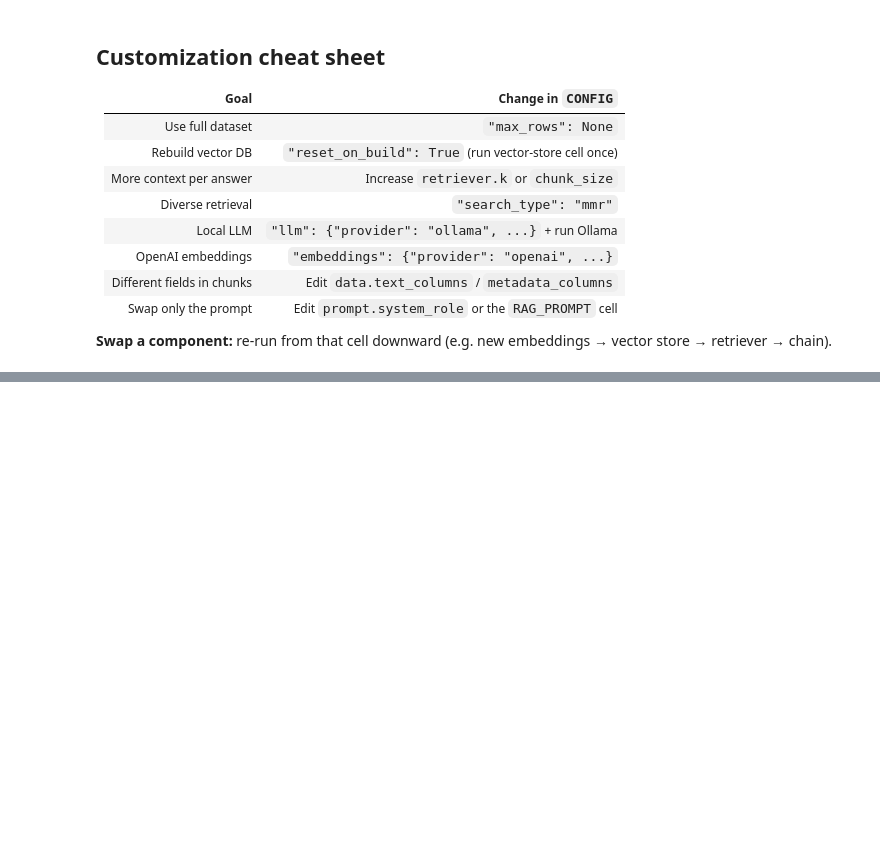
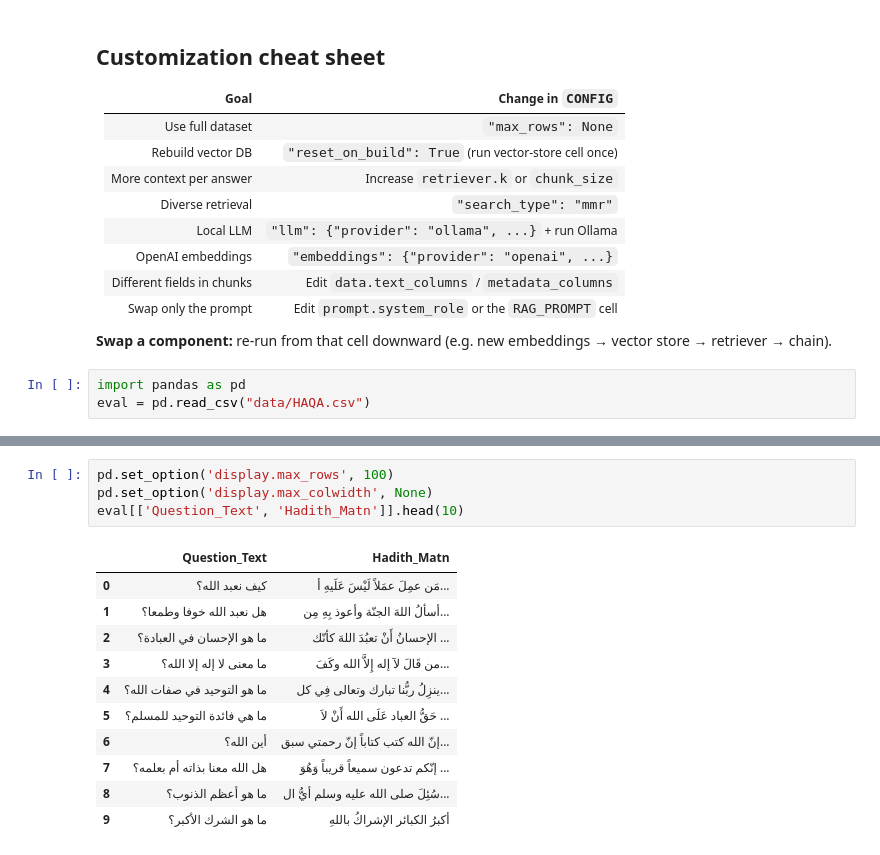
Before and after one commit to aliabdelmonam/Islamic-Knowledge-Retrieval-System, a Jupyter notebook: dev.ipynb, the cells around one changed output, grey strips where cells are left out. Cells and saved outputs as stored; diff of their text form; blank space fills up the shorter version.

```diff
--- a/dev.ipynb
+++ b/dev.ipynb
@@ -345,3 +368,6 @@ page_id=178672 | . فإذا قال المصلون ذلك فإن الله سبح
 | Swap only the prompt | Edit `prompt.system_role` or the `RAG_PROMPT` cell |
 
 **Swap a component:** re-run from that cell downward (e.g. new embeddings → vector store → retriever → chain).
+# %%
+import pandas as pd
+eval = pd.read_csv("data/HAQA.csv")
@@ -347,0 +379,16 @@ page_id=178672 | . فإذا قال المصلون ذلك فإن الله سبح
+# %%
+pd.set_option('display.max_rows', 100)
+pd.set_option('display.max_colwidth', None)
+eval[['Question_Text', 'Hadith_Matn']].head(10)
+# %% [output]
+|  | Question_Text | Hadith_Matn |
+| 0 | كيف نعبد الله؟ | مَن عمِلَ عمَلاً لَيْسَ عَلَيهِ أ... |
+| 1 | هل نعبد الله خوفا وطمعا؟ | أسألُ اللهَ الجنّة وأعوذ بِهِ مِن... |
+| 2 | ما هو الإحسان في العبادة؟ | الإحسانُ أَنْ تعبُدَ اللهَ كأنّك ... |
+| 3 | ما معنى لا إله إلا الله؟ | من قَالَ لآ إله إِلاَّ الله وكَفَ... |
+| 4 | ما هو التوحيد في صفات الله؟ | ينزِلُ ربُّنا تبارك وتعالى فِي كل... |
+| 5 | ما هي فائدة التوحيد للمسلم؟ | حَقُّ العباد عَلَى الله أَنْ لاَ ... |
+| 6 | أين الله؟ | إنّ الله كتب كتاباً إنّ رحمتي سبق... |
+| 7 | هل الله معنا بذاته أم بعلمه؟ | إنّكم تدعون سميعاً قريباً وَهُوَ ... |
+| 8 | ما هو أعظم الذنوب؟ | سُئِلَ صلى الله عليه وسلم أيُّ ال... |
+| 9 | ما هو الشرك الأكبر؟ | أكبرُ الكبائر الإشراكُ باللهِ |
```
Also changed, not shown: parts of 16 cells of this notebook, 1 other file.
